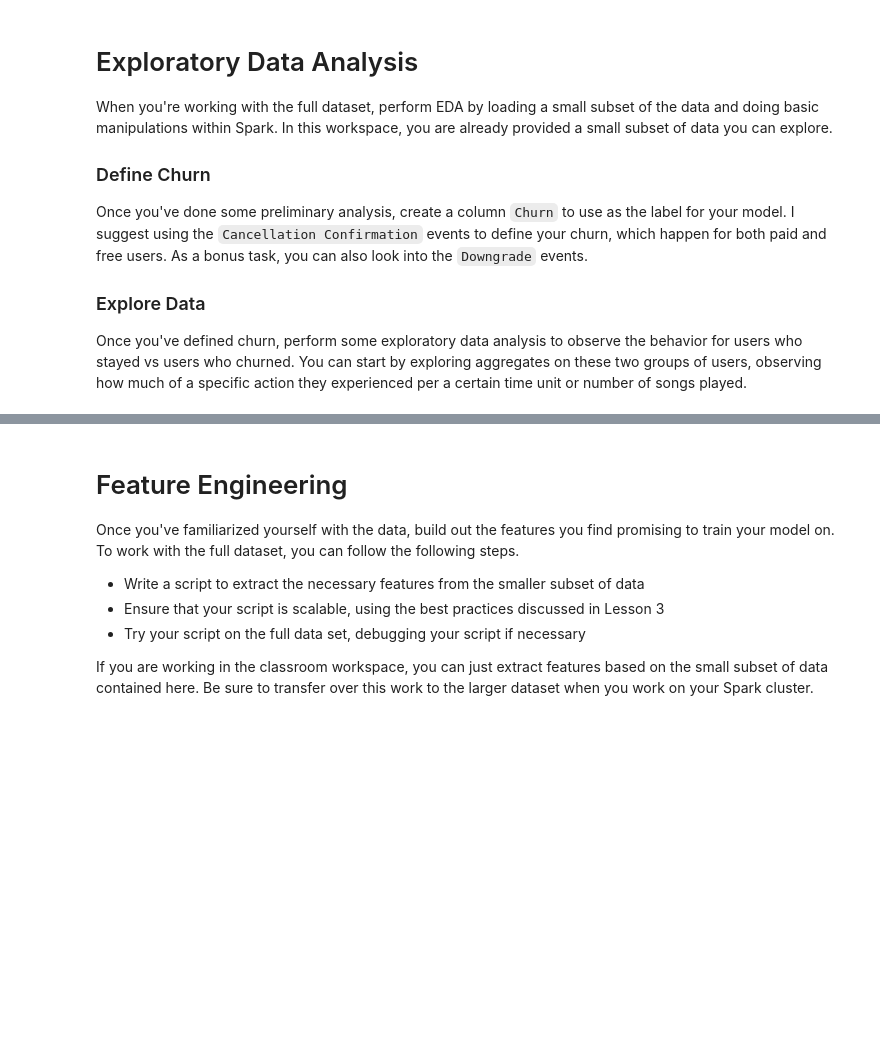
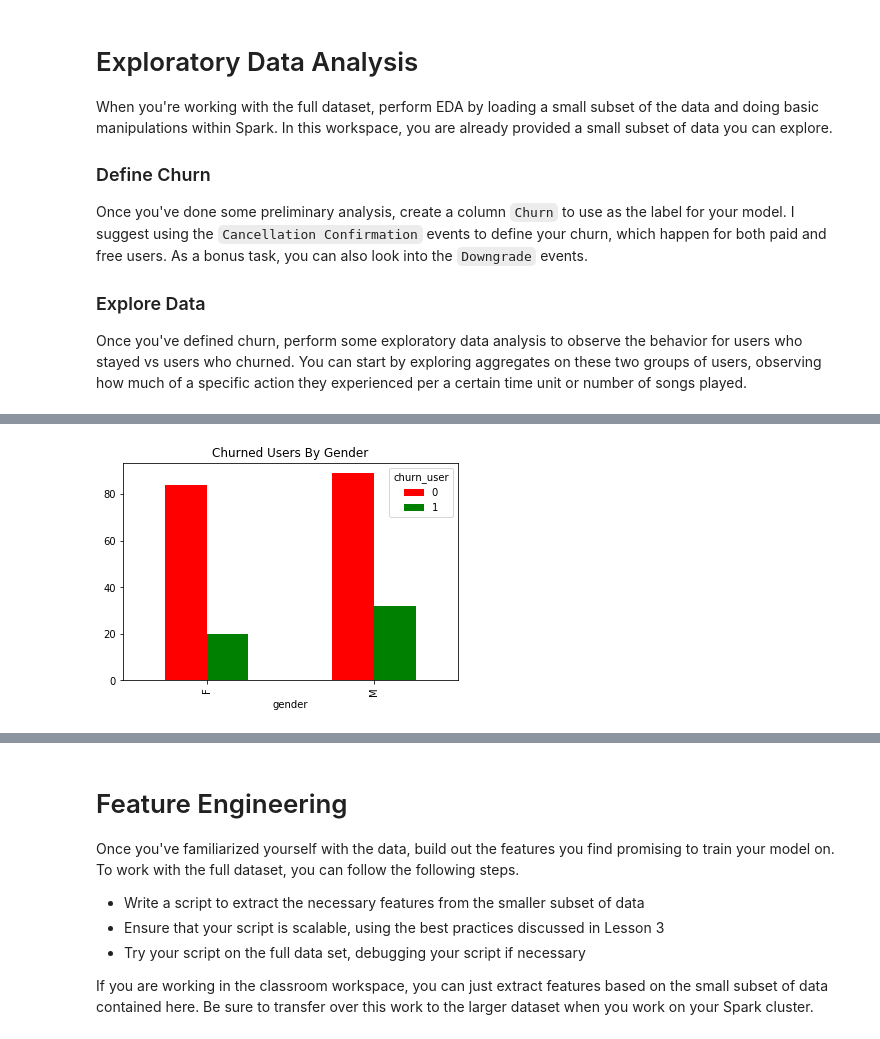
Before and after one commit to coding-cat23/Sparkify-Udacity-Project, a Jupyter notebook: Sparkify.ipynb, the cells around one changed output, grey strips where cells are left out. Cells and saved outputs as stored; diff of their text form; code cells hidden in the pictures; blank space fills up the shorter version.

```diff
--- a/Sparkify.ipynb
+++ b/Sparkify.ipynb
@@ -212,0 +392,6 @@ Py4JJavaError: An error occurred while calling o347.showString.
+# %%
+sparkify_users_pd=sparkify_users.toPandas()
+pd.crosstab(sparkify_users_pd["gender"],sparkify_users_pd["churn_user"]).plot\
+            .bar(color=["red","green"], title="Churned Users By Gender");
+# %% [output]
+[figure, added]
```
Also changed, not shown: parts of 93 cells of this notebook, 1 other file.
